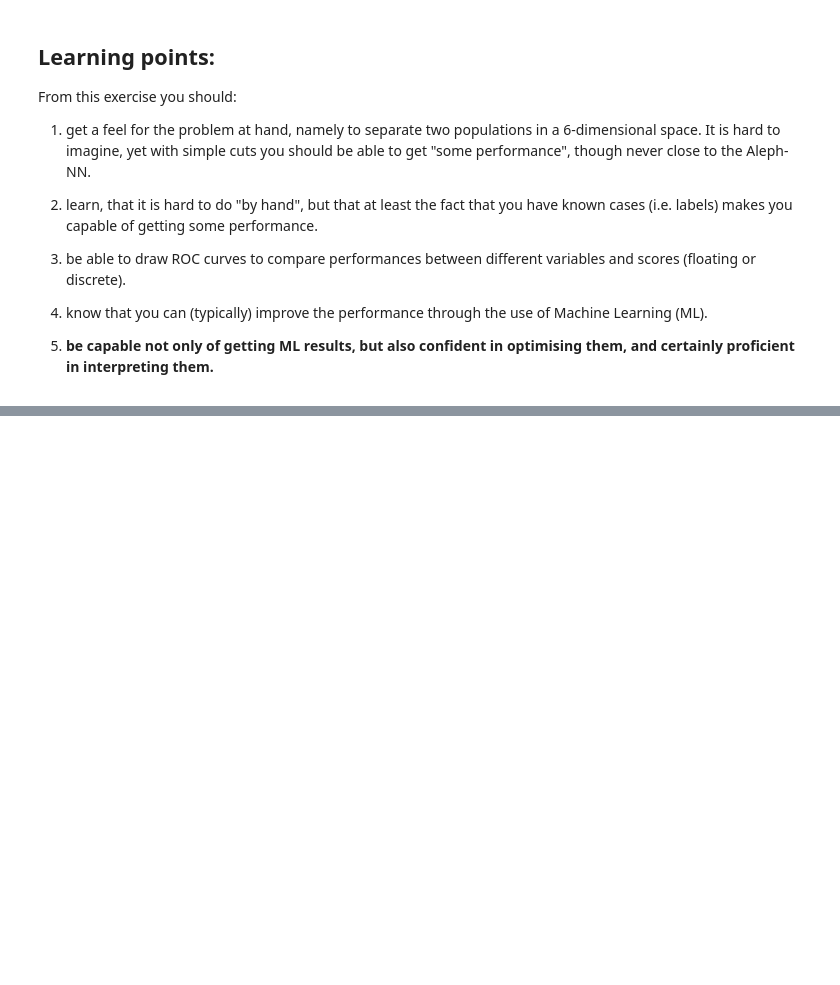
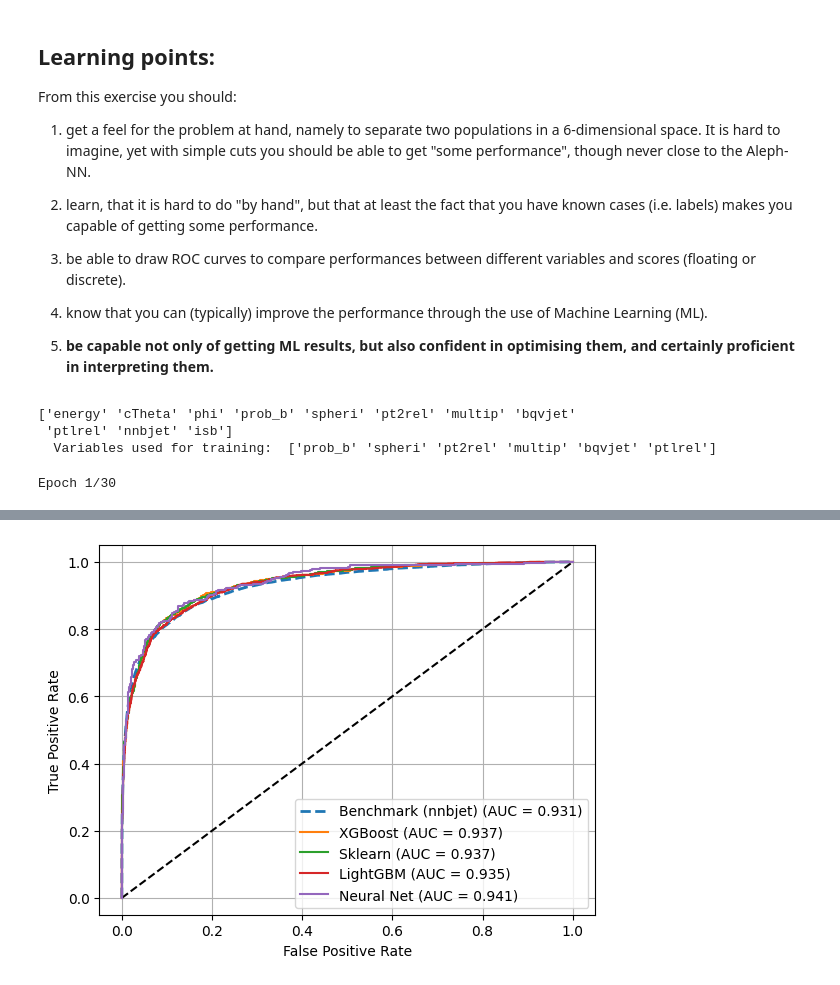
Before and after one commit to J04n04/AppliedML2026, a Jupyter notebook: Week1/BjetSelection_original.ipynb, the cells around one changed output, grey strips where cells are left out. Drawn from its saved outputs; the diff is of its cells as text; code cells hidden in the pictures; blank space fills up the shorter version.

```diff
--- a/Week1/BjetSelection_original.ipynb
+++ b/Week1/BjetSelection_original.ipynb
@@ -587,3 +587,81 @@ From this exercise you should:
 4. know that you can (typically) improve the performance through the use of Machine Learning (ML).
 
 5. <b>be capable not only of getting ML results, but also confident in optimising them, and certainly proficient in interpreting them.</b>
+# %%
+# Read the data and print the variables:
+data = pd.DataFrame(np.genfromtxt('AlephBtag_MC_train_Nev5000.csv', names=True))
+# data = pd.DataFrame(np.genfromtxt('Medical_Npatients5000.csv', names=True))
+
+variables = data.columns
+print(variables.values)
+
+# Decide on which variables to use for input (X) and what defines the label (Y):
+input_variables = variables[(variables != 'nnbjet') & (variables != 'isb') & (variables != 'energy') & (variables != 'cTheta') & (variables != 'phi')]
+input_data      = data[input_variables]
+truth_data      = data['isb']
+benchmark_data  = data['nnbjet']
+print("  Variables used for training: ", input_variables.values)
+
+X_train, X_test, y_train, y_test = train_test_split(input_data, truth_data, test_size=0.3, random_state=42)
+# %% [output]
+['energy' 'cTheta' 'phi' 'prob_b' 'spheri' 'pt2rel' 'multip' 'bqvjet'
+ 'ptlrel' 'nnbjet' 'isb']
+  Variables used for training:  ['prob_b' 'spheri' 'pt2rel' 'multip' 'bqvjet' 'ptlrel']
+# %%
+from sklearn.preprocessing import StandardScaler
+
+scaler = StandardScaler()
+X_train_scaled = scaler.fit_transform(X_train)
+X_test_scaled  = scaler.transform(X_test)
+# %%
+import tensorflow as tf
+from tensorflow.keras.models import Sequential
+from tensorflow.keras.layers import Dense
+from tensorflow.keras.optimizers import Adam, SGD
+
+
+model = Sequential([
+    Dense(64, activation='relu', input_shape=(X_train.shape[1],)),
+    Dense(64, activation='relu'),
+    Dense(64, activation='relu'),
+    Dense(64, activation='relu'),
+    Dense(1, activation='sigmoid')  # binary classification
+])
+
+model.compile(loss='binary_crossentropy', optimizer=tf.keras.optimizers.Adam(learning_rate=1e-3), metrics=['accuracy'])
+
+model.fit(
+    X_train_scaled, y_train,
+    epochs=30,
+    batch_size=200,
+    validation_data = (X_test_scaled, y_test),
+    verbose=1
+)
+
+
+# Predict probabilities
+y_score_nn = model.predict(X_test_scaled).ravel()
+
+
+fpr_nn, tpr_nn, _ = roc_curve(y_test, y_score_nn)
+auc_nn = auc(fpr_nn, tpr_nn)
+
+plt.plot(fpr_bench, tpr_bench,
+         linestyle='--',
+         linewidth=2,
+         label=f"Benchmark (nnbjet) (AUC = {auc_bench:.3f})")
+plt.plot([0, 1], [0, 1], 'k--')
+
+plt.plot(fpr_xgb, tpr_xgb, label=f"XGBoost (AUC = {auc_xgb:.3f})")
+plt.plot(fpr, tpr, label=f"Sklearn (AUC = {roc_auc:.3f})")
+
+plt.plot(fpr_lgbm, tpr_lgbm, label=f"LightGBM (AUC = {auc_lgbm:.3f})")
+
+plt.plot(fpr_nn, tpr_nn, label=f"Neural Net (AUC = {auc_nn:.3f})")
+plt.xlabel("False Positive Rate")
+plt.ylabel("True Positive Rate")
+plt.legend()
+plt.grid()
+plt.show()
+# %% [output]
+Epoch 1/30
@@ -589,0 +685 @@ From this exercise you should:
+[figure, added]
```
Also changed, not shown: parts of 1 cell of this notebook, 8 other files.
